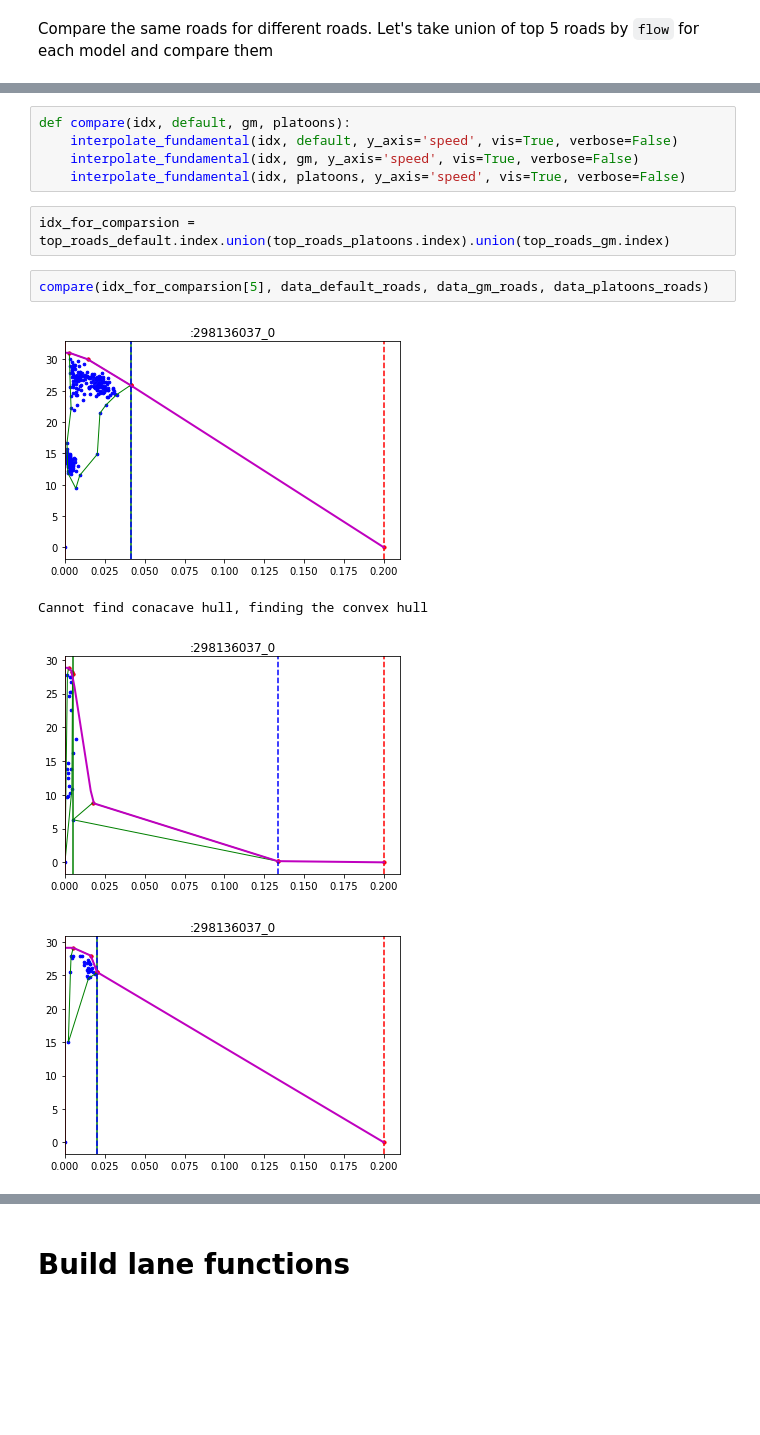
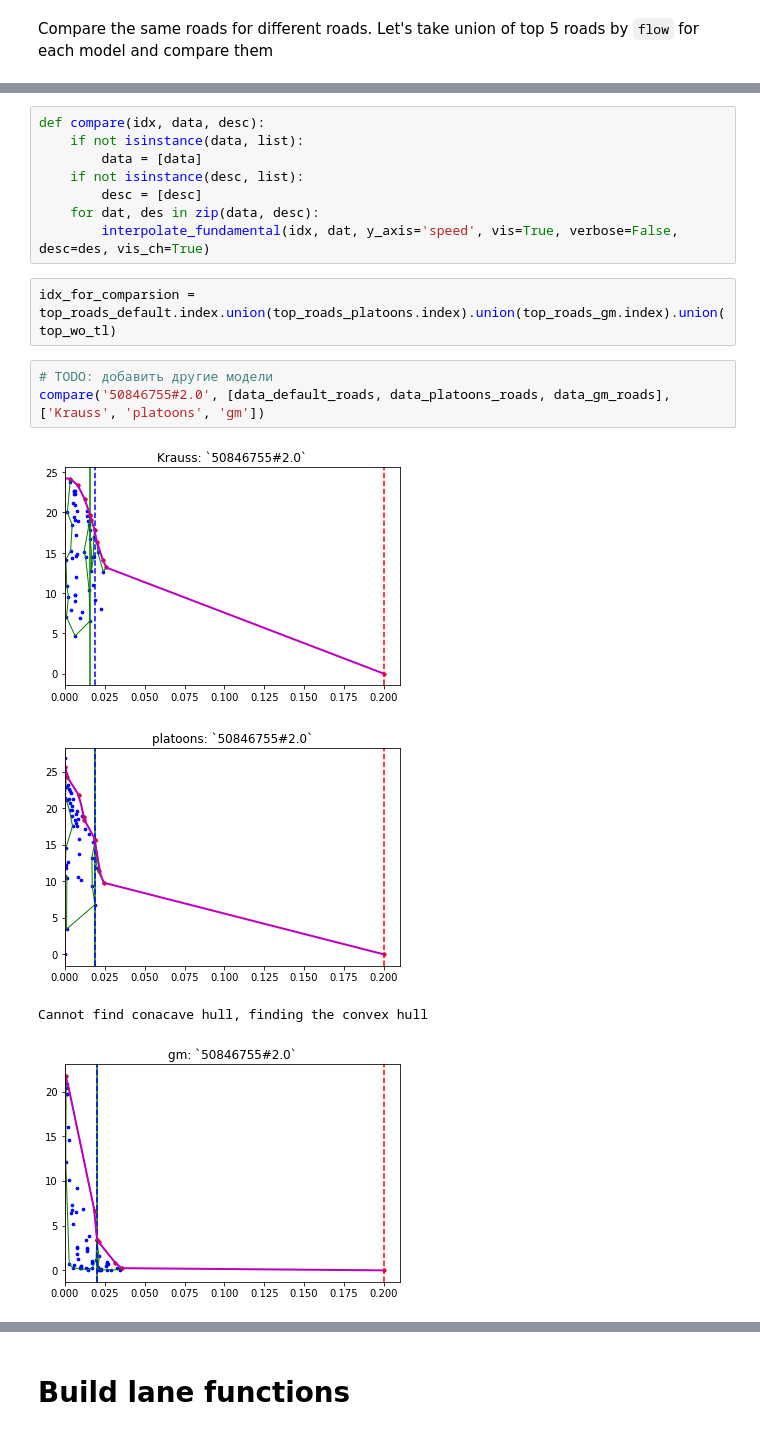
Before and after one commit to apoyezzhayev/FollowingLeaderModel, a Jupyter notebook: Fundamental_diagramm.ipynb, the cells around one changed output, grey strips where cells are left out. Drawn from its saved outputs; the diff is of its cells as text; blank space fills up the shorter version.

```diff
--- a/Fundamental_diagramm.ipynb
+++ b/Fundamental_diagramm.ipynb
@@ -453,14 +392,18 @@ top_roads_gm = data_gm_roads.groupby('road_id').mean().sort_values('flow', ascen
-# %%
-def compare(idx, default, gm, platoons):
-    interpolate_fundamental(idx, default, y_axis='speed', vis=True, verbose=False)
-    interpolate_fundamental(idx, gm, y_axis='speed', vis=True, verbose=False)
-    interpolate_fundamental(idx, platoons, y_axis='speed', vis=True, verbose=False)
+# %%
+def compare(idx, data, desc):
+    if not isinstance(data, list):
+        data = [data]
+    if not isinstance(desc, list):
+        desc = [desc]
+    for dat, des in zip(data, desc):
+        interpolate_fundamental(idx, dat, y_axis='speed', vis=True, verbose=False, desc=des, vis_ch=True)
 # %%
-idx_for_comparsion = top_roads_default.index.union(top_roads_platoons.index).union(top_roads_gm.index)
+idx_for_comparsion = top_roads_default.index.union(top_roads_platoons.index).union(top_roads_gm.index).union(top_wo_tl)
-# %%
-compare(idx_for_comparsion[5], data_default_roads, data_gm_roads, data_platoons_roads)
-# %% [output]
-[figure, removed]
-Cannot find conacave hull, finding the convex hull
-[figure, removed]
-[figure, removed]
+# %%
+# TODO: добавить другие модели
+compare('50846755#2.0', [data_default_roads, data_platoons_roads, data_gm_roads], ['Krauss', 'platoons', 'gm'])
+# %% [output]
+[figure, added]
+[figure, added]
+Cannot find conacave hull, finding the convex hull
+[figure, added]
```
Also changed, not shown: parts of 32 cells of this notebook, 1 other file.
